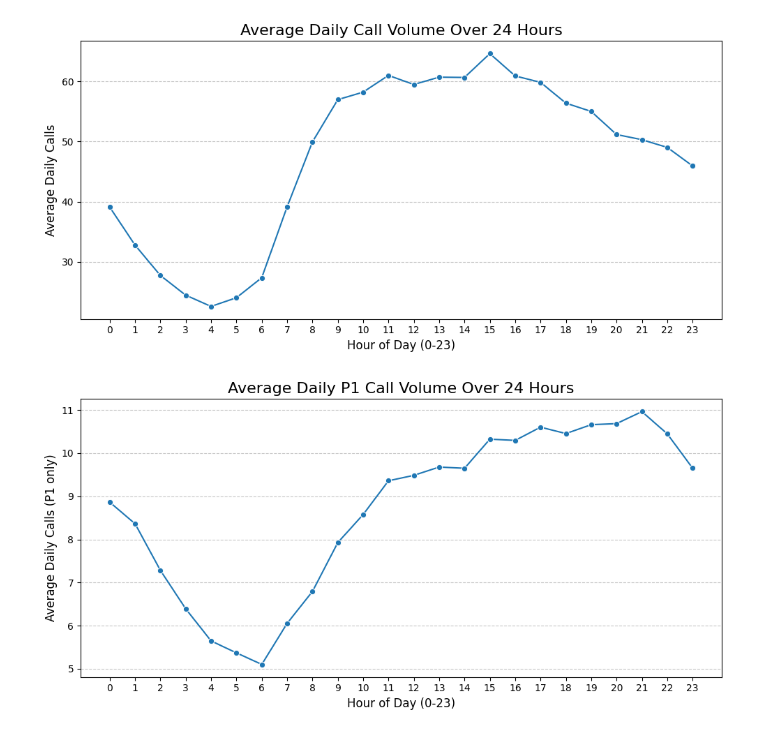
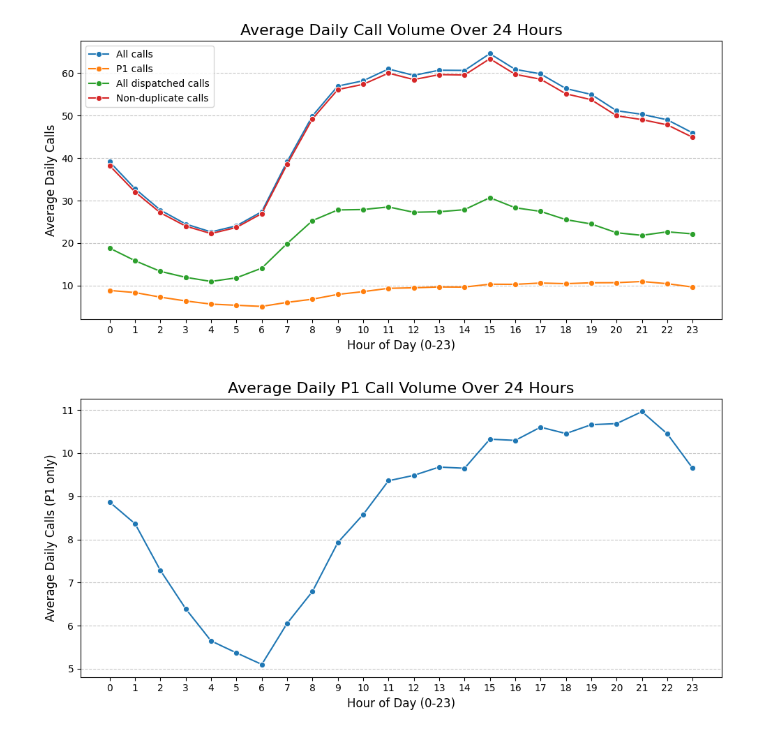
Before and after one commit to yoonoolee/oakland_police_department, a Jupyter notebook: test_cindy.ipynb, the cells around one changed output. Saved outputs shown, nothing was run; the diff lists cells and outputs as text; code cells hidden in the pictures.

```diff
--- a/test_cindy.ipynb
+++ b/test_cindy.ipynb
@@ -5,4 +5,10 @@ import matplotlib.pyplot as plt
 import seaborn as sns
 import pprint
 
-CALLS_PARQUET = "harmonized_calls_2021_2026.parquet"
+from box_utils import BOX_ROOT
+print("Using Box root:", BOX_ROOT)
+
+OPD = BOX_ROOT / "OPD & TAN - Core Workspace" / "02 Oakland Police Dept (OPD)"
+df = pd.read_parquet(OPD / "Data" / "Our Data" / "harmonized_calls_2021_2026.parquet", engine='fastparquet')
+print(df.shape)
+df.head()
@@ -9,2 +23,0 @@ CALLS_PARQUET = "harmonized_calls_2021_2026.parquet"
-# %%
-df = pd.read_parquet(CALLS_PARQUET, engine='fastparquet')
@@ -16,6 +44,8 @@ df['month'] = df['event_time'].dt.month
 df['year'] = (df['event_time'].dt.year).astype(int)
 df['response_time'] = (df['arrival_time'] - df['event_time']).dt.total_seconds() / 60
 df['travel_time'] = (df['arrival_time'] - df['dispatch_time']).dt.total_seconds() / 60
+df['call_time'] = (df['dispatch_time'] - df['event_time']).dt.total_seconds() / 60
+df['disposition_text'] = df['disposition_text'].str.lower()
 df['priority'] = df['priority'].astype(float).astype(int)
 
 df.head()
@@ -72,30 +116,66 @@ print(response_time_stats.to_string(index=False, float_format='%.2f'))
 # %%
 # 1. Count calls per specific day and hour
 hourly_daily_counts = (
     df.groupby(['date', 'hour']).size().reset_index(name='call_count')
 )
 
 # 2. Calculate the mean daily volume for each hour across all days
 hourly_vol_avg = (
     hourly_daily_counts.groupby('hour')['call_count']
     .mean()
     .reset_index(name='avg_call_volume')
 )
 
+####### P1 calls only
+p1_hourly_daily_counts = (
+    p1.groupby(['date', 'hour']).size().reset_index(name='p1_call_count')
+)
+p1_hourly_vol_avg = (
+    p1_hourly_daily_counts.groupby('hour')['p1_call_count']
+    .mean()
+    .reset_index(name='p1_avg_call_volume')
+)
+
+####### add another line for call volume of calls that are actually dispatched
+dispatched_hourly_daily_counts = (
+    df[df['call_time'].notna()].groupby(['date', 'hour']).size().reset_index(name='disp_call_count')
+)
+dispatched_hourly_vol_avg = (
+    dispatched_hourly_daily_counts.groupby('hour')['disp_call_count']
+    .mean()
+    .reset_index(name='disp_avg_call_volume')
+)
+
+####### add another line for call volume of calls that are not duplicate text
+nondupe_hourly_daily_counts = (
+    df[df['disposition_text'] != 'duplicate call'].groupby(['date', 'hour']).size().reset_index(name='nondupe_call_count')
+)
+nondupe_hourly_vol_avg = (
+    nondupe_hourly_daily_counts.groupby('hour')['nondupe_call_count']
+    .mean()
+    .reset_index(name='nondupe_avg_call_volume')
+)
+
 # Plot average hourly volume
 plt.figure(figsize=(10, 5))
-sns.lineplot(data=hourly_vol_avg, x='hour', y='avg_call_volume', marker='o')
+sns.lineplot(data=hourly_vol_avg, x='hour', y='avg_call_volume', marker='o',label='All calls')
+# add for P1 only
+sns.lineplot(data=p1_hourly_vol_avg, x='hour', y='p1_avg_call_volume', marker='o', label='P1 calls')
+# add for dispatched only
+sns.lineplot(data=dispatched_hourly_vol_avg, x='hour', y='disp_avg_call_volume', marker='o', label='All dispatched calls')
+# add for non medical calls (dispatched or not) only
+sns.lineplot(data=nondupe_hourly_vol_avg, x='hour', y='nondupe_avg_call_volume', marker='o', label='Non-duplicate calls')
 
 plt.title('Average Daily Call Volume Over 24 Hours', fontsize=16)
 plt.xlabel('Hour of Day (0-23)', fontsize=12)
 plt.ylabel('Average Daily Calls', fontsize=12)
 plt.xticks(range(0, 24))
 plt.grid(axis='y', linestyle='--', alpha=0.7)
 plt.tight_layout()
 
-plt.savefig("daily_call_volume.png", dpi=150, bbox_inches="tight")
+plt.savefig("daily_call_volume_combined.png", dpi=150, bbox_inches="tight")
 # %% [output]
-[figure, old version]
+[figure, new version]
 # %%
 # 1. Count calls per specific day and hour
 hourly_daily_counts = (
```
Also changed, not shown: parts of 12 cells of this notebook.
